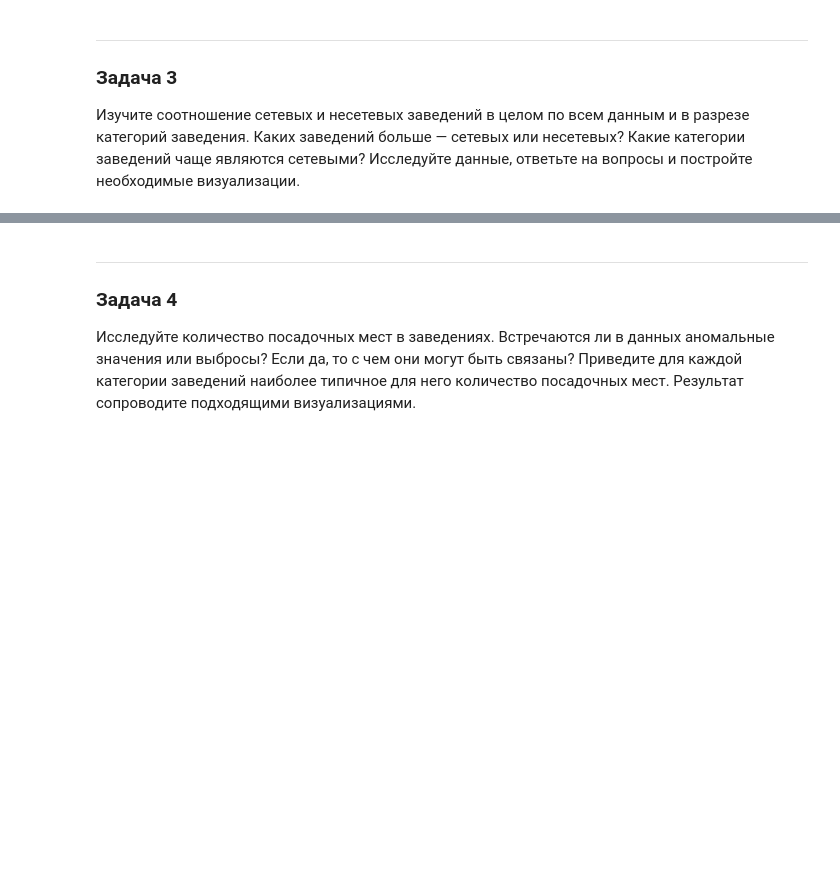
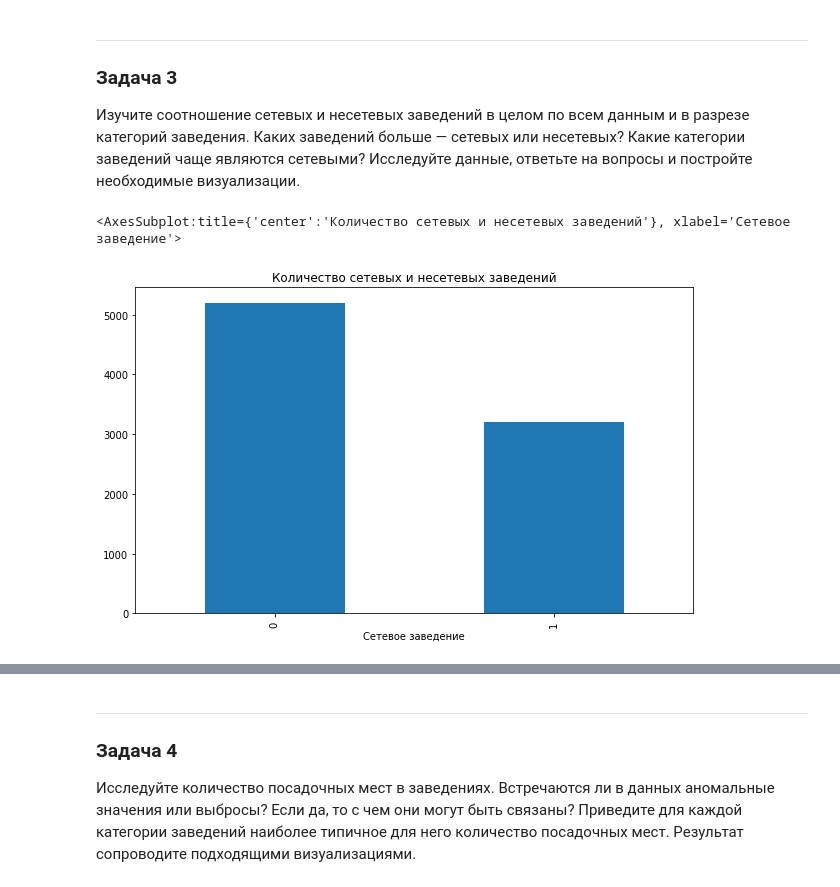
Before and after one commit to blbl-blbl/yandex_practicum_Data_Science_Course, a Jupyter notebook: Module_2_Python_Preprocessing/2. food sector analysis/food_sector_analysis.ipynb, the cells around one changed output, grey strips where cells are left out. Cells and saved outputs as stored; diff of their text form; code cells hidden in the pictures; blank space fills up the shorter version.

```diff
--- a/Module_2_Python_Preprocessing/2. food sector analysis/food_sector_analysis.ipynb
+++ b/Module_2_Python_Preprocessing/2. food sector analysis/food_sector_analysis.ipynb
@@ -303,3 +379,13 @@ print(f"Количество заведений, работающих ежедн
 ### Задача 3
 
 Изучите соотношение сетевых и несетевых заведений в целом по всем данным и в разрезе категорий заведения. Каких заведений больше — сетевых или несетевых? Какие категории заведений чаще являются сетевыми? Исследуйте данные, ответьте на вопросы и постройте необходимые визуализации.
+# %%
+df['chain'].value_counts().plot(
+    kind='bar',
+    title='Количество сетевых и несетевых заведений',
+    figsize=(10, 6),
+    xlabel='Сетевое заведение'
+)
+# %% [output]
+<AxesSubplot:title={'center':'Количество сетевых и несетевых заведений'}, xlabel='Сетевое заведение'>
+[figure, added]
```
Also changed, not shown: parts of 9 cells of this notebook.
